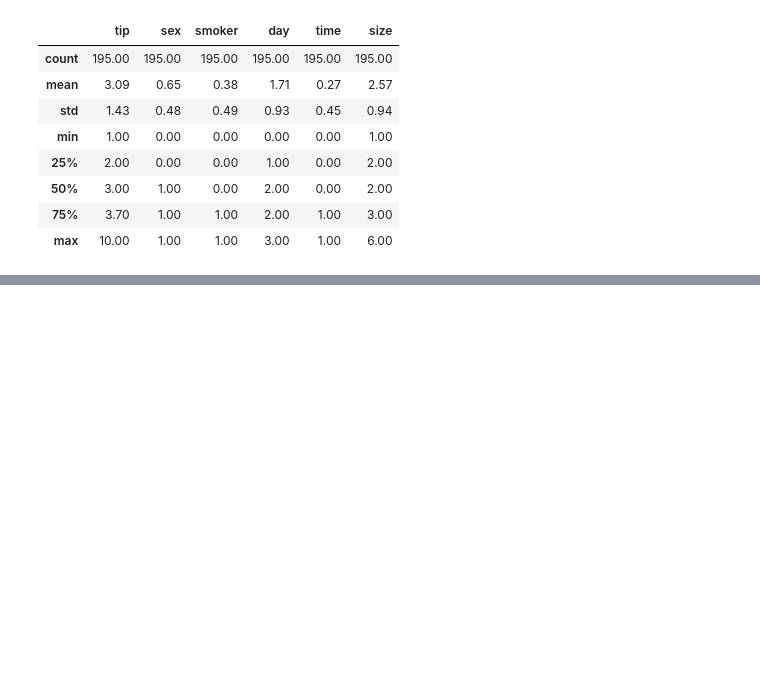
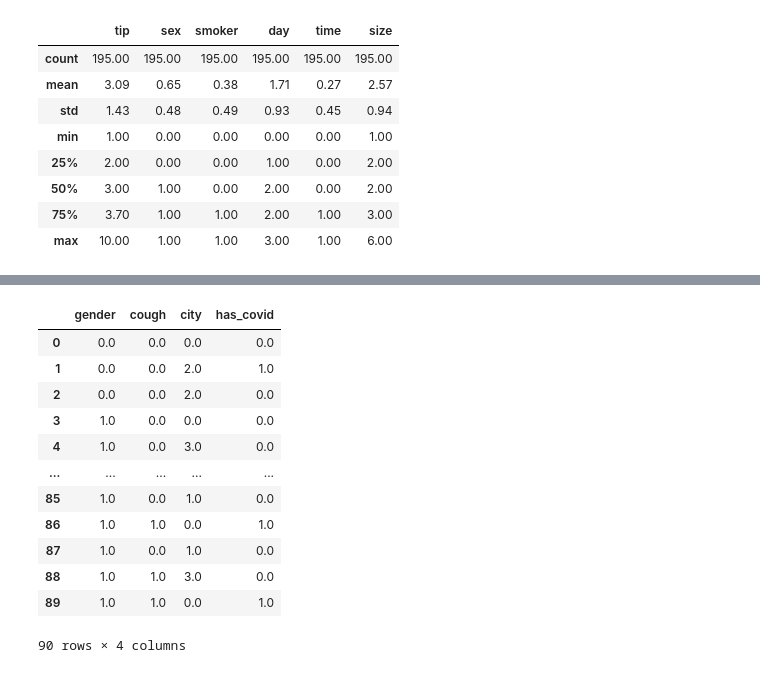
Before and after one commit to Gursewak-S/Advance-Python, a Jupyter notebook: Encoding.ipynb, the cells around one changed output, grey strips where cells are left out. Saved outputs shown, nothing was run; the diff lists cells and outputs as text; code cells hidden in the pictures; blank space fills up the shorter version.

```diff
--- a/Encoding.ipynb
+++ b/Encoding.ipynb
@@ -207,0 +240,2 @@ np.round(x_train.describe(), 2)
+# %%
+df=df.dropna()
@@ -207,0 +251,3 @@ np.round(x_train.describe(), 2)
+# %%
+df =df.drop(columns = ['age','fever'])
+df.head()
@@ -207,0 +273,24 @@ np.round(x_train.describe(), 2)
+# %%
+oe = OrdinalEncoder(categories = [['Male','Female'],
+                                 ['Mild','Strong'],
+                                 ['Kolkata','Bangalore','Delhi','Mumbai'],
+                                 ['No','Yes']])
+# %%
+df_sc = oe.fit_transform(df)
+# %%
+df_new = pd.DataFrame(df_sc, columns=df.columns)
+df_new
+# %% [output]
+|  | gender | cough | city | has_covid |
+| 0 | 0.0 | 0.0 | 0.0 | 0.0 |
+| 1 | 0.0 | 0.0 | 2.0 | 1.0 |
+| 2 | 0.0 | 0.0 | 2.0 | 0.0 |
+| 3 | 1.0 | 0.0 | 0.0 | 0.0 |
+| 4 | 1.0 | 0.0 | 3.0 | 0.0 |
+| ... | ... | ... | ... | ... |
+| 85 | 1.0 | 0.0 | 1.0 | 0.0 |
+| 86 | 1.0 | 1.0 | 0.0 | 1.0 |
+| 87 | 1.0 | 0.0 | 1.0 | 0.0 |
+| 88 | 1.0 | 1.0 | 3.0 | 0.0 |
+| 89 | 1.0 | 1.0 | 0.0 | 1.0 |
+90 rows × 4 columns
```
Also changed, not shown: parts of 46 cells of this notebook.
